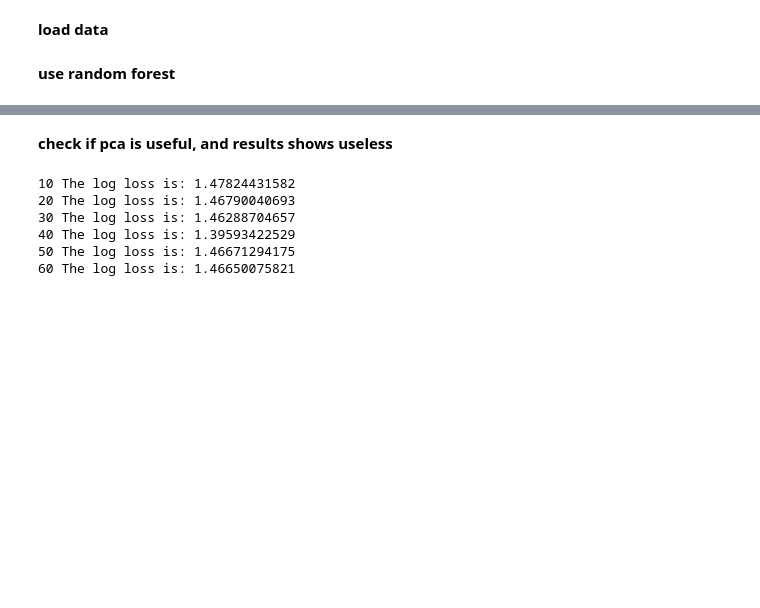
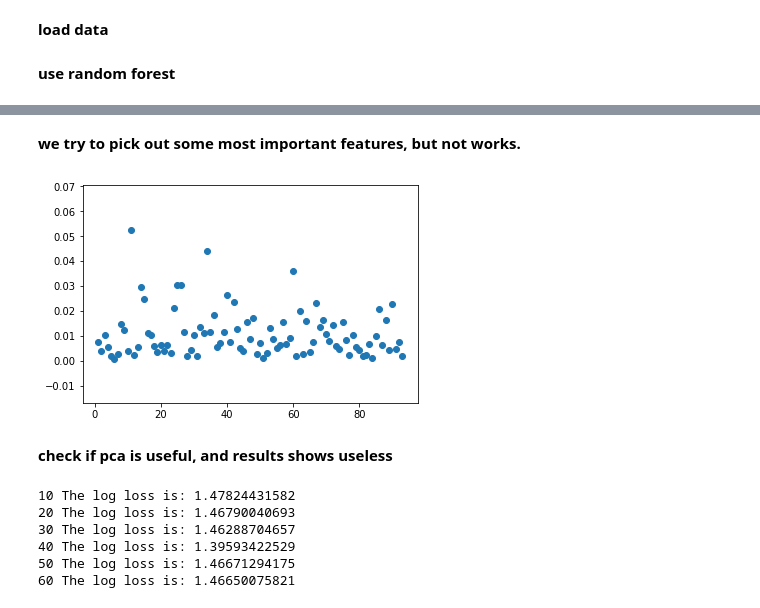
Before and after one commit to DoubleKing0625/AIC_Project, a Jupyter notebook: TC1_otto/otto_randomforest.ipynb, the cells around one changed output, grey strips where cells are left out. Cells and saved outputs as stored; diff of their text form; code cells hidden in the pictures; blank space fills up the shorter version.

```diff
--- a/TC1_otto/otto_randomforest.ipynb
+++ b/TC1_otto/otto_randomforest.ipynb
@@ -44,0 +45,2 @@ The log loss is: 1.42763217256
+# %% [markdown]
+<b>we try to pick out some most important features, but not works.
@@ -45,3 +49,9 @@ The log loss is: 1.42763217256
+# %%
+index = range(1,94)
+plt.scatter(index, rf.feature_importances_)
+plt.show()
+# %% [output]
+[figure, added]
 # %% [markdown]
 <b> check if pca is useful, and results shows useless
 # %%
```
Also changed, not shown: parts of 2 cells of this notebook, 2 other files.
